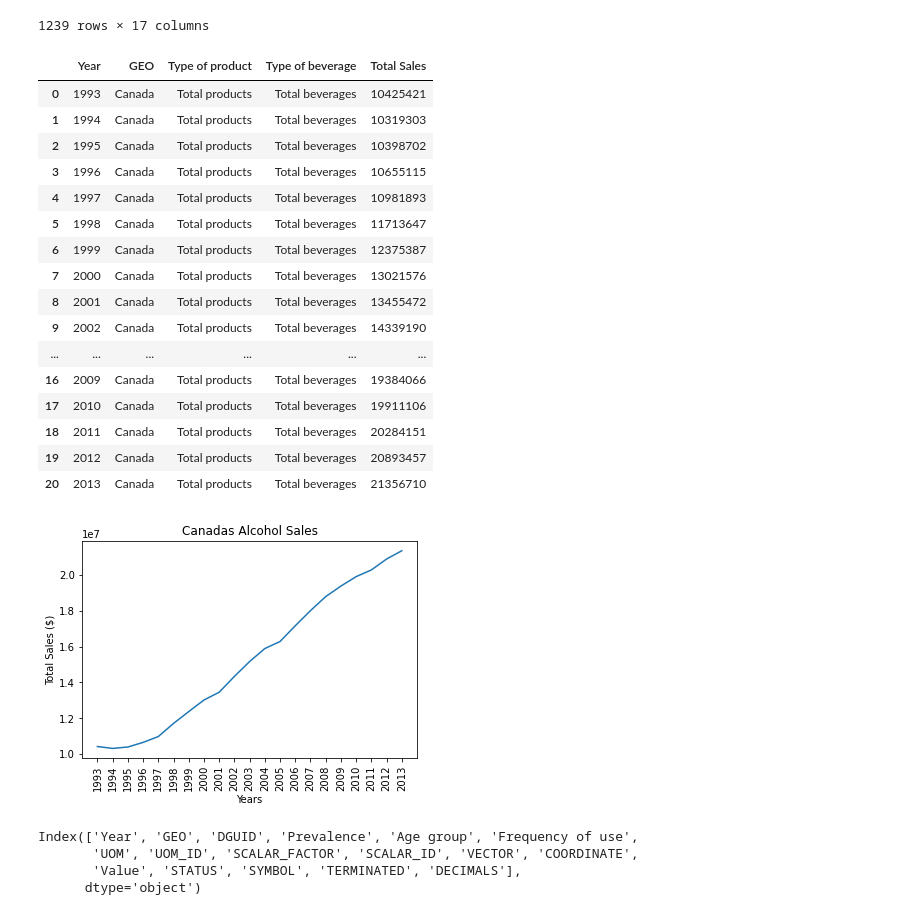
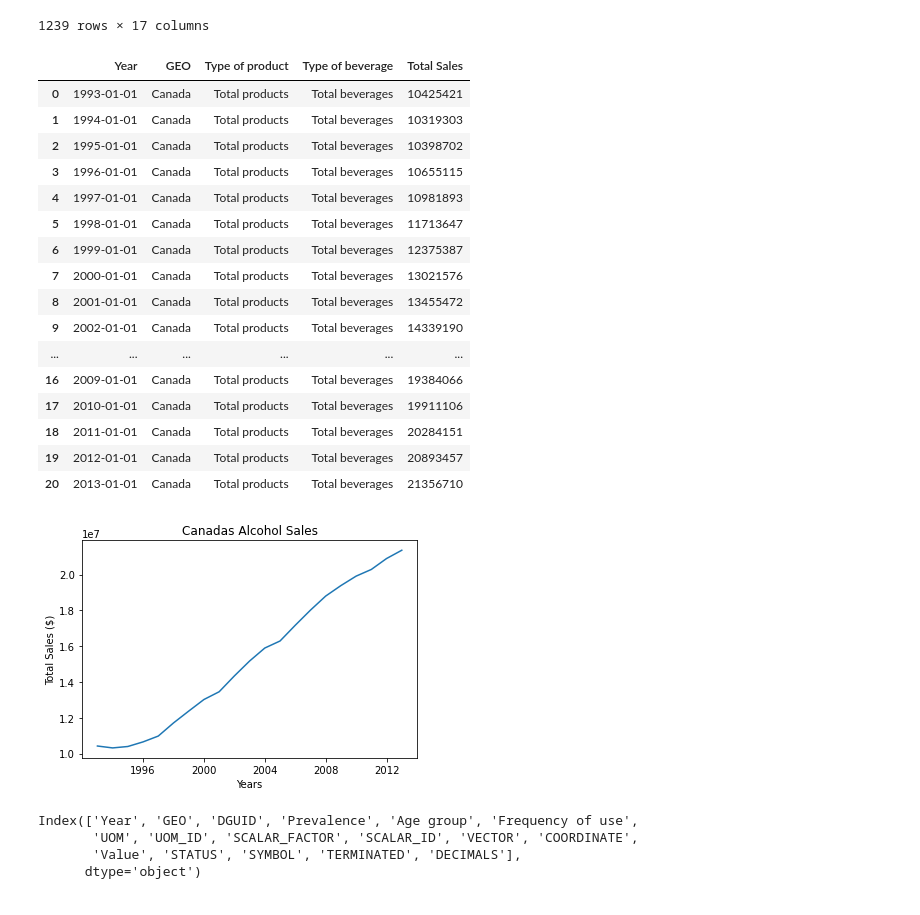
Before and after one commit to MattDavies1/Data-Bootcamp-Project, a Jupyter notebook: alc_sales.ipynb, the cells around one changed output. Cells and saved outputs as stored; diff of their text form; code cells hidden in the pictures.

```diff
--- a/alc_sales.ipynb
+++ b/alc_sales.ipynb
@@ -192,36 +191,36 @@ can_sales = can_sales.loc[(can_sales["GEO"]=="Canada")&
                          (can_sales["Type of beverage"]=="Total beverages")]
 # %%
 can_sales = can_sales.rename(columns={"REF_DATE":"Year","VALUE":"Total Sales"})
+can_sales['Year'] = pd.to_datetime(can_sales['Year'], format='%Y')
 can_sales
 # %% [output]
 |  | Year | GEO | Type of product | Type of beverage | Total Sales |
-| 0 | 1993 | Canada | Total products | Total beverages | 10425421 |
-| 1 | 1994 | Canada | Total products | Total beverages | 10319303 |
-| 2 | 1995 | Canada | Total products | Total beverages | 10398702 |
-| 3 | 1996 | Canada | Total products | Total beverages | 10655115 |
-| 4 | 1997 | Canada | Total products | Total beverages | 10981893 |
-| 5 | 1998 | Canada | Total products | Total beverages | 11713647 |
-| 6 | 1999 | Canada | Total products | Total beverages | 12375387 |
-| 7 | 2000 | Canada | Total products | Total beverages | 13021576 |
-| 8 | 2001 | Canada | Total products | Total beverages | 13455472 |
-| 9 | 2002 | Canada | Total products | Total beverages | 14339190 |
+| 0 | 1993-01-01 | Canada | Total products | Total beverages | 10425421 |
+| 1 | 1994-01-01 | Canada | Total products | Total beverages | 10319303 |
+| 2 | 1995-01-01 | Canada | Total products | Total beverages | 10398702 |
+| 3 | 1996-01-01 | Canada | Total products | Total beverages | 10655115 |
+| 4 | 1997-01-01 | Canada | Total products | Total beverages | 10981893 |
+| 5 | 1998-01-01 | Canada | Total products | Total beverages | 11713647 |
+| 6 | 1999-01-01 | Canada | Total products | Total beverages | 12375387 |
+| 7 | 2000-01-01 | Canada | Total products | Total beverages | 13021576 |
+| 8 | 2001-01-01 | Canada | Total products | Total beverages | 13455472 |
+| 9 | 2002-01-01 | Canada | Total products | Total beverages | 14339190 |
 | ... | ... | ... | ... | ... | ... |
-| 16 | 2009 | Canada | Total products | Total beverages | 19384066 |
-| 17 | 2010 | Canada | Total products | Total beverages | 19911106 |
-| 18 | 2011 | Canada | Total products | Total beverages | 20284151 |
-| 19 | 2012 | Canada | Total products | Total beverages | 20893457 |
-| 20 | 2013 | Canada | Total products | Total beverages | 21356710 |
+| 16 | 2009-01-01 | Canada | Total products | Total beverages | 19384066 |
+| 17 | 2010-01-01 | Canada | Total products | Total beverages | 19911106 |
+| 18 | 2011-01-01 | Canada | Total products | Total beverages | 20284151 |
+| 19 | 2012-01-01 | Canada | Total products | Total beverages | 20893457 |
+| 20 | 2013-01-01 | Canada | Total products | Total beverages | 21356710 |
 # %%
 #create a line graph for canada alc sales per year
 plt.plot(can_sales["Year"],can_sales["Total Sales"])
 plt.ylabel("Total Sales ($)")
 plt.xlabel("Years")
-plt.xticks(can_sales["Year"],rotation="vertical")
 plt.title("Canadas Alcohol Sales")
 plt.savefig("Output_data/canada_sales.png")
 plt.show()
 # %% [output]
-[figure, old version]
+[figure, new version]
 # %%
 cannibis_df = pd.read_csv("Resources/cannabis_usage_1961_2018.csv")
 cannibis_df = cannibis_df.rename(columns={"REF_DATE":"Year","VALUE":"Value"})
```
Also changed, not shown: parts of 3 cells of this notebook, 14 other files.
